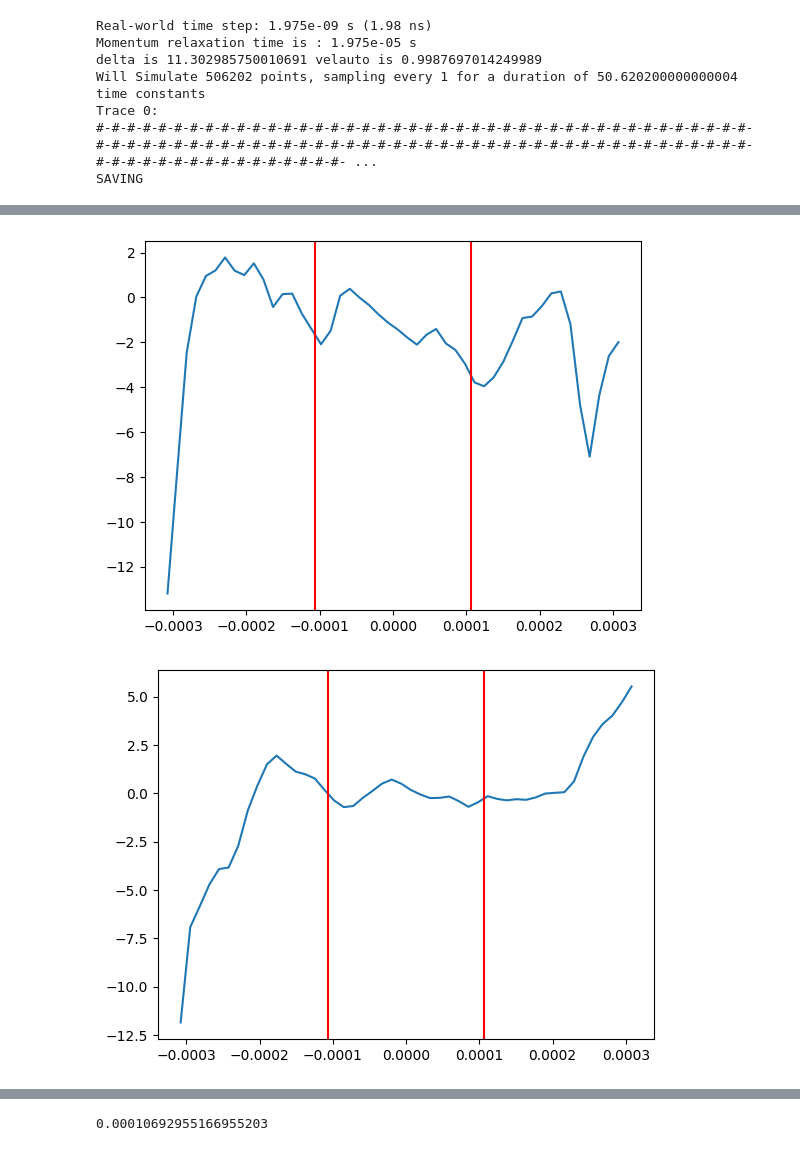
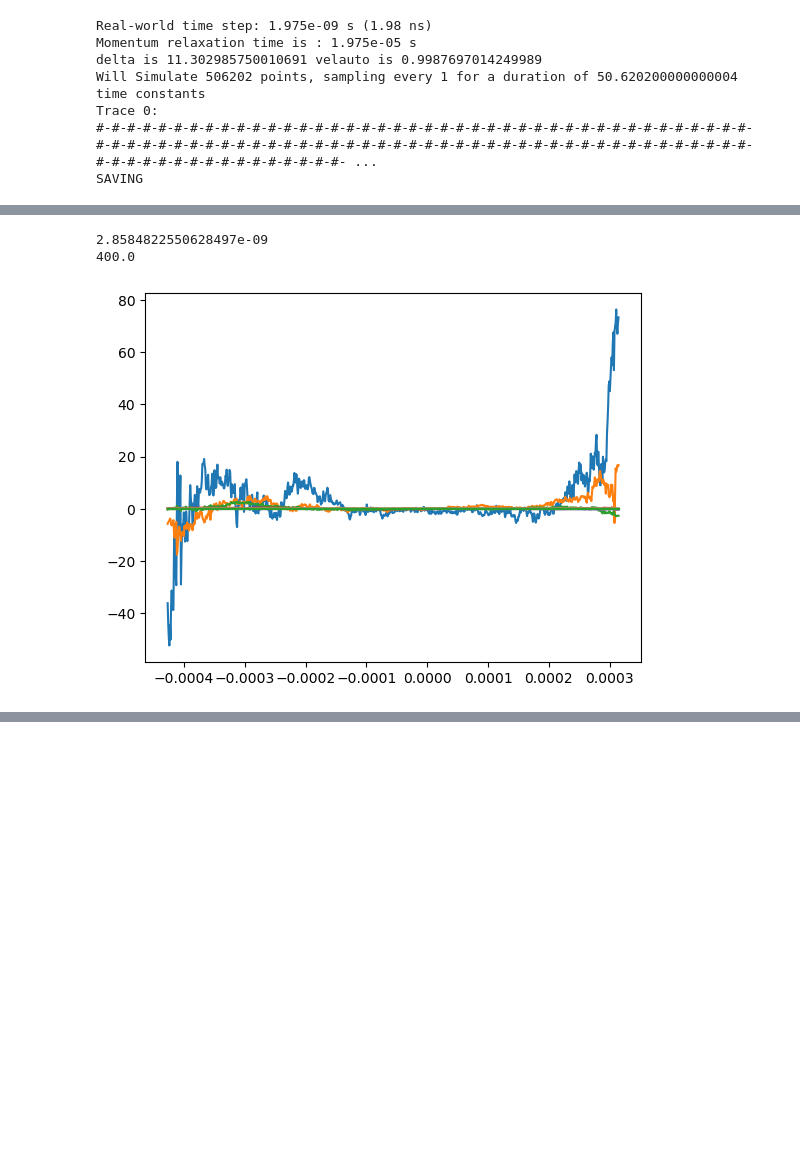
Before and after one commit to mcthumann/MarkovianEmbedding, a Jupyter notebook: sim_script.ipynb, the cells around one changed output, grey strips where cells are left out. Cells and saved outputs as stored; diff of their text form; code cells hidden in the pictures; blank space fills up the shorter version.

```diff
--- a/sim_script.ipynb
+++ b/sim_script.ipynb
@@ -583,25 +590,44 @@ plt.show()
 # %%
 # plt.hist(all_v, bins=100)
+print(np.sqrt(scipy.constants.k*temp/mass_total)/4*v_c)
+print(100*4*v_c/np.sqrt(scipy.constants.k*temp/mass_total))
+
 all_mean_u = []
-velocity_buckets = np.linspace(start=-3*v_c, stop=3*v_c, num=50)
+velocity_buckets = np.linspace(start=-4*v_c, stop=4*v_c, num=900)
 for i in range(1, len(velocity_buckets)-1):
     thirteen_u = []
     idx = np.where((all_v*v_c > velocity_buckets[i-1]) & (all_v*v_c < velocity_buckets[i+1]))
     for j in range(arr.shape[1]):
         mean_u = np.mean(arr[:, j][idx])
         std_u = np.std(arr[:, j][idx])
         thirteen_u.append((mean_u, std_u))
     all_mean_u.append(thirteen_u)
 
 for j in range(arr.shape[1]):
     means_u0 = [u[j][0] for u in all_mean_u]  # u[0] is the first (mean, std) tuple; [0] gets the mean
-    std_u0 = [u[j][1] for u in all_mean_u]
+    # std_u0 = [u[j][1] for u in all_mean_u]
     plt.plot(velocity_buckets[1:-1], means_u0)
     # plt.plot(velocity_buckets[1:-1], std_u0)
-    plt.axvline(np.sqrt(scipy.constants.k * temp / mass_total), color='r')
-    plt.axvline(-np.sqrt(scipy.constants.k * temp / mass_total), color='r')
-    plt.show()
-print(np.sqrt(scipy.constants.k * temp / mass_total))
+    # plt.axvline(np.sqrt(scipy.constants.k * temp / mass_total), color='r')
+    # plt.axvline(-np.sqrt(scipy.constants.k * temp / mass_total), color='r')
+    # plt.show()
+# print(np.sqrt(scipy.constants.k * temp / mass_total))
+#
+# import numpy as np
+
+# Compute midpoints for the velocity ranges (for labeling)
+velocities = 0.5 * (velocity_buckets[1:-1] + velocity_buckets[:-2])  # Or use velocity_buckets[1:-1]
+
+# Convert to a structured array for saving
+all_mean_u_np = np.array(all_mean_u, dtype=object)
+
+# Save as a text file
+with open("mean_u_by_velocity.txt", "w") as f:
+    for i, v in enumerate(velocities):
+        f.write(f"# velocity: {v:.15e}\n")  # more precision for velocity
+        for mean_u, std_u in all_mean_u[i]:
+            f.write(f"{mean_u:.15e} {std_u:.15e}\n")  # more precision for values
 # %% [output]
+2.8584822550628497e-09
+400.0
-[figure, old version]
+[figure, new version]
-[figure, removed]
@@ -619 +633,0 @@ print(np.sqrt(scipy.constants.k * temp / mass_total))
-0.00010692955166955203
```
Also changed, not shown: parts of 15 cells of this notebook.
